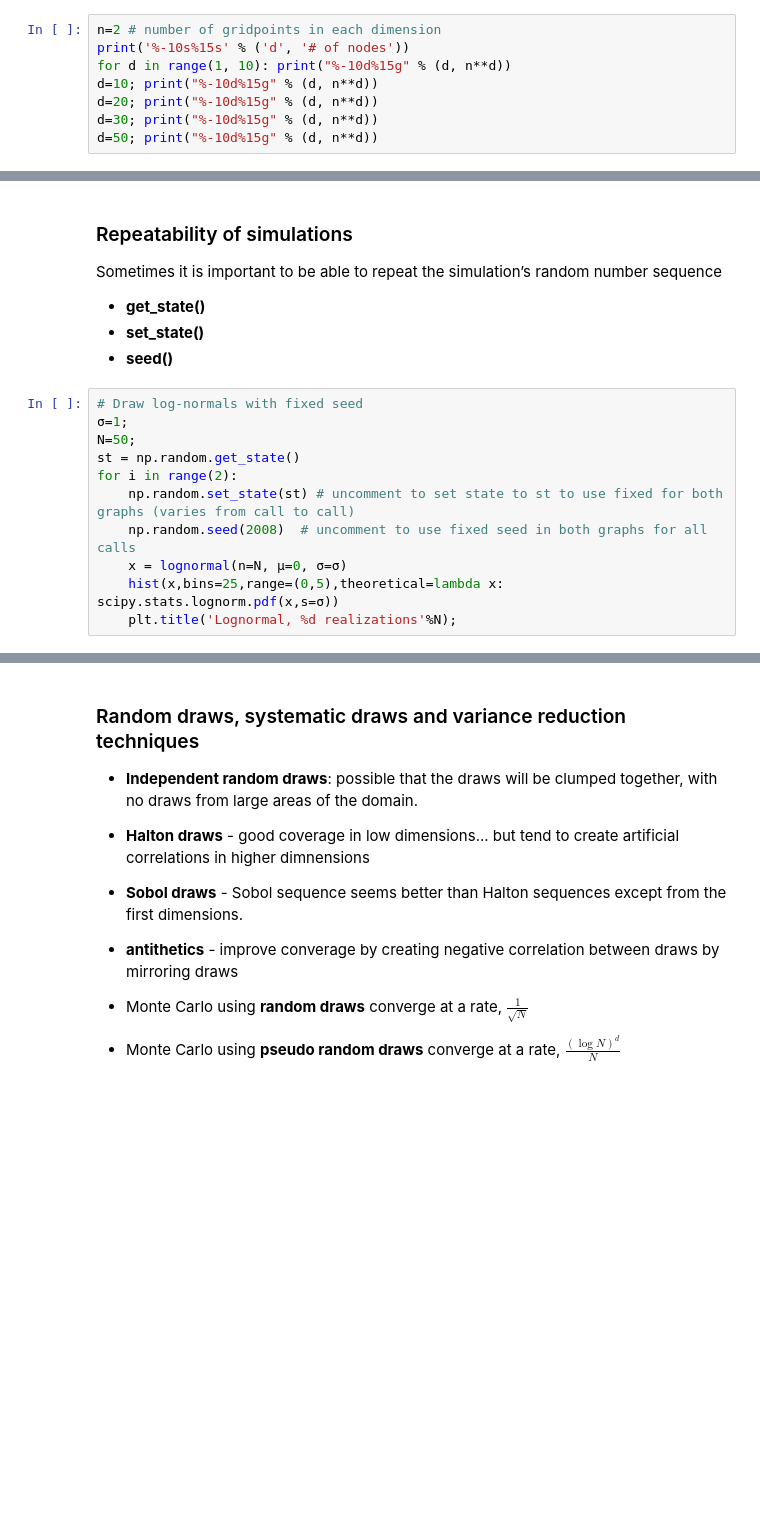
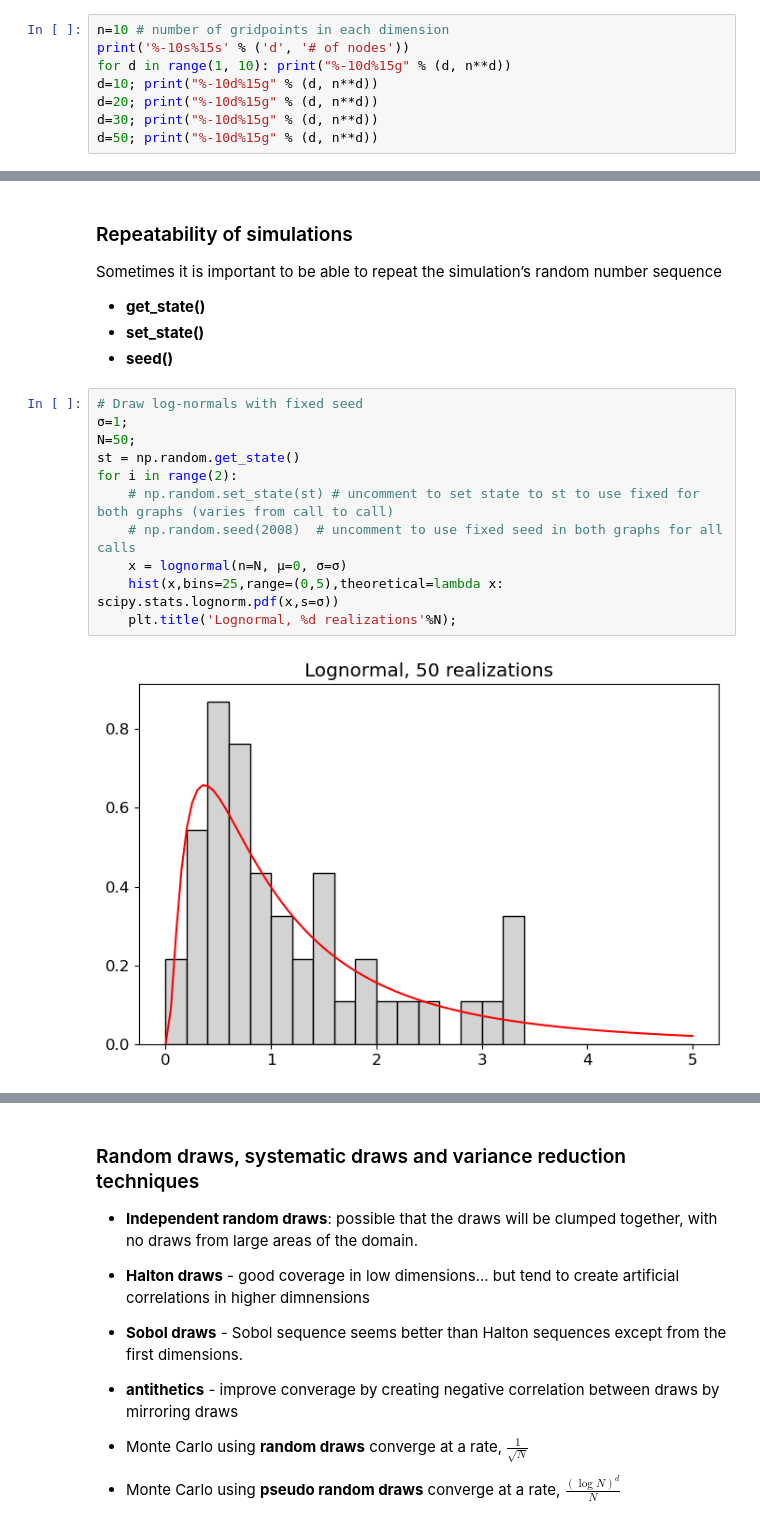
Before and after one commit to bschjerning/dp_ucph, a Jupyter notebook: 1_theory_tools/04_multi_d_integration.ipynb, the cells around one changed output, grey strips where cells are left out. Saved outputs shown, nothing was run; the diff lists cells and outputs as text; blank space fills up the shorter version.

```diff
--- a/1_theory_tools/04_multi_d_integration.ipynb
+++ b/1_theory_tools/04_multi_d_integration.ipynb
@@ -40,7 +40,7 @@ $$
 # %% [markdown]
 ### Product rule subject to curse of dimensionality
 # %%
-n=2 # number of gridpoints in each dimension
+n=10 # number of gridpoints in each dimension
 print('%-10s%15s' % ('d', '# of nodes'))
 for d in range(1, 10): print("%-10d%15g" % (d, n**d))
 d=10; print("%-10d%15g" % (d, n**d))
@@ -242,11 +264,13 @@ number sequence
 # %%
 # Draw log-normals with fixed seed
 σ=1;
 N=50;
 st = np.random.get_state()
 for i in range(2):
-    np.random.set_state(st) # uncomment to set state to st to use fixed for both graphs (varies from call to call)
-    np.random.seed(2008)  # uncomment to use fixed seed in both graphs for all calls
+    # np.random.set_state(st) # uncomment to set state to st to use fixed for both graphs (varies from call to call)
+    # np.random.seed(2008)  # uncomment to use fixed seed in both graphs for all calls
     x = lognormal(n=N, μ=0, σ=σ)
     hist(x,bins=25,range=(0,5),theoretical=lambda x: scipy.stats.lognorm.pdf(x,s=σ))
     plt.title('Lognormal, %d realizations'%N);
+# %% [output]
+[figure, added]
```
Also changed, not shown: parts of 23 cells of this notebook, 9 other files.
